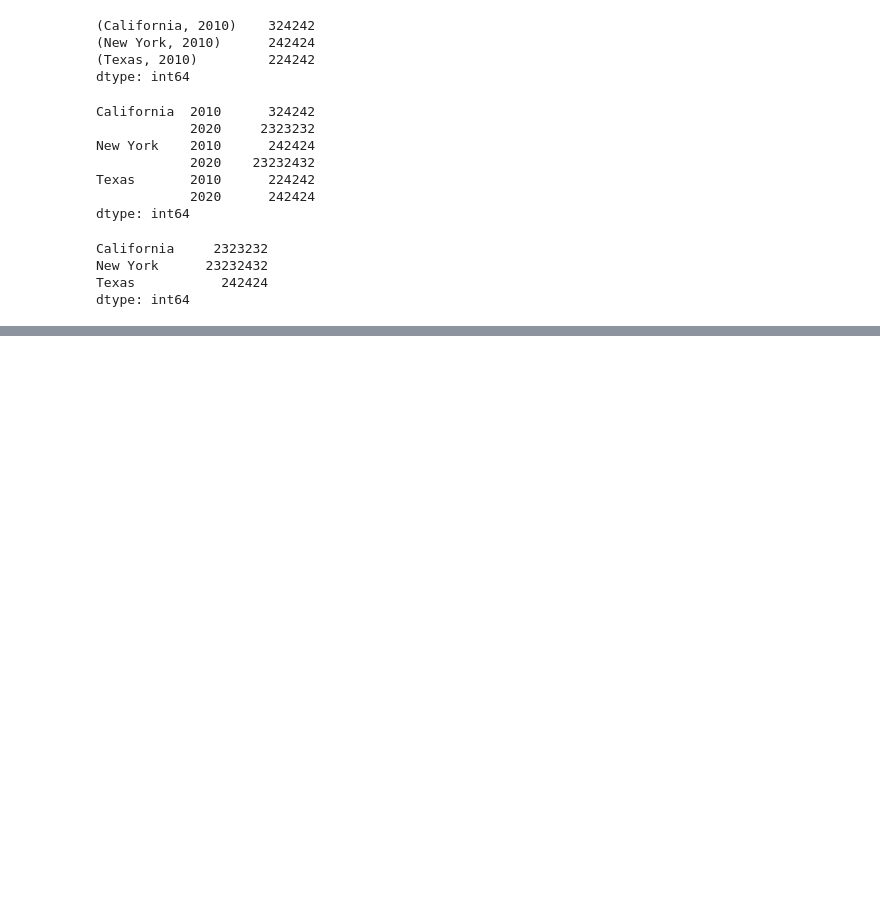
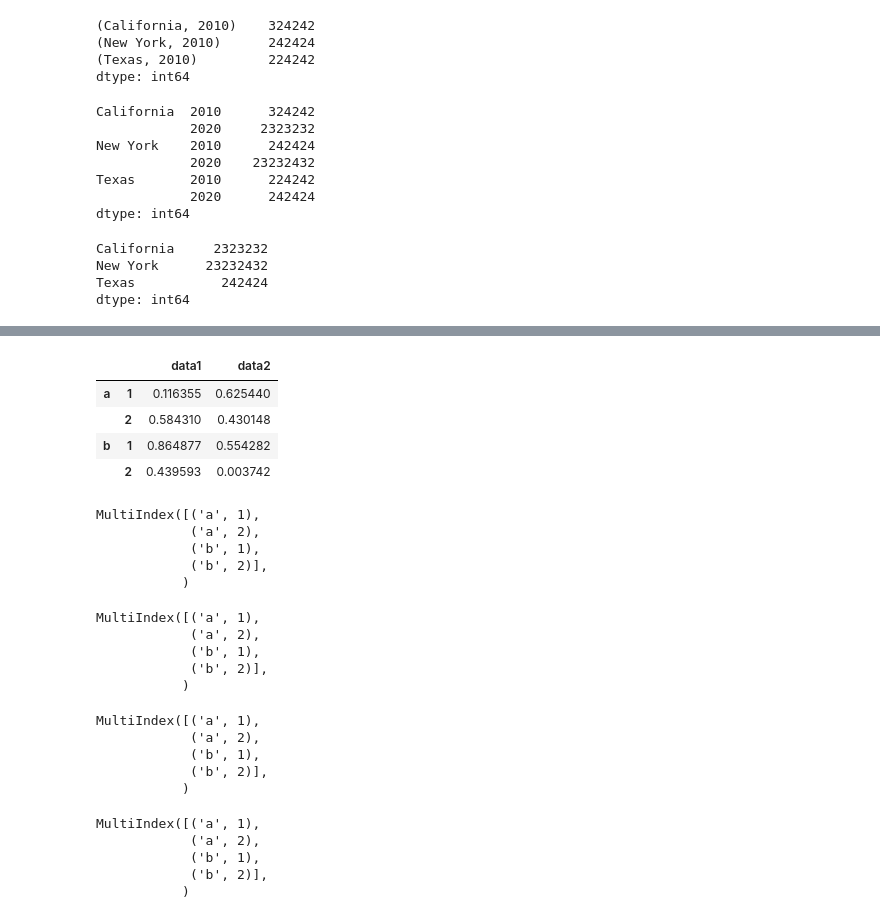
Before and after one commit to aradatascience/arads-Python-workspace, a Jupyter notebook: jupyter_04_pandas.ipynb, the cells around one changed output, grey strips where cells are left out. Cells and saved outputs as stored; diff of their text form; code cells hidden in the pictures; blank space fills up the shorter version.

```diff
--- a/jupyter_04_pandas.ipynb
+++ b/jupyter_04_pandas.ipynb
@@ -787,0 +830,46 @@ dtype: int64
+# %%
+# Tworzenie multiindex sposób 1
+df = pd.DataFrame(np.random.rand(4, 2),
+                  index=[['a', 'a', 'b', 'b'], [1, 2, 1, 2]],
+                  columns=['data1', 'data2'])
+df
+# %% [output]
+|  |  | data1 | data2 |
+| a | 1 | 0.116355 | 0.625440 |
+|  | 2 | 0.584310 | 0.430148 |
+| b | 1 | 0.864877 | 0.554282 |
+|  | 2 | 0.439593 | 0.003742 |
+# %%
+# Tworzenie multiindex sposób 2 - uzycie jawnego konstruktora
+pd.MultiIndex.from_arrays([['a', 'a', 'b', 'b'], [1, 2, 1, 2]])
+# %% [output]
+MultiIndex([('a', 1),
+            ('a', 2),
+            ('b', 1),
+            ('b', 2)],
+           )
+# %%
+pd.MultiIndex.from_tuples([('a', 1), ('a', 2), ('b', 1), ('b', 2)])
+# %% [output]
+MultiIndex([('a', 1),
+            ('a', 2),
+            ('b', 1),
+            ('b', 2)],
+           )
+# %%
+pd.MultiIndex.from_product([['a', 'b'], [1, 2]])
+# %% [output]
+MultiIndex([('a', 1),
+            ('a', 2),
+            ('b', 1),
+            ('b', 2)],
+           )
+# %%
+pd.MultiIndex(levels=[['a', 'b'], [1, 2]],
+              codes=[[0, 0, 1, 1], [0, 1, 0, 1]])
+# %% [output]
+MultiIndex([('a', 1),
+            ('a', 2),
+            ('b', 1),
+            ('b', 2)],
+           )
```
Also changed, not shown: parts of 18 cells of this notebook.
